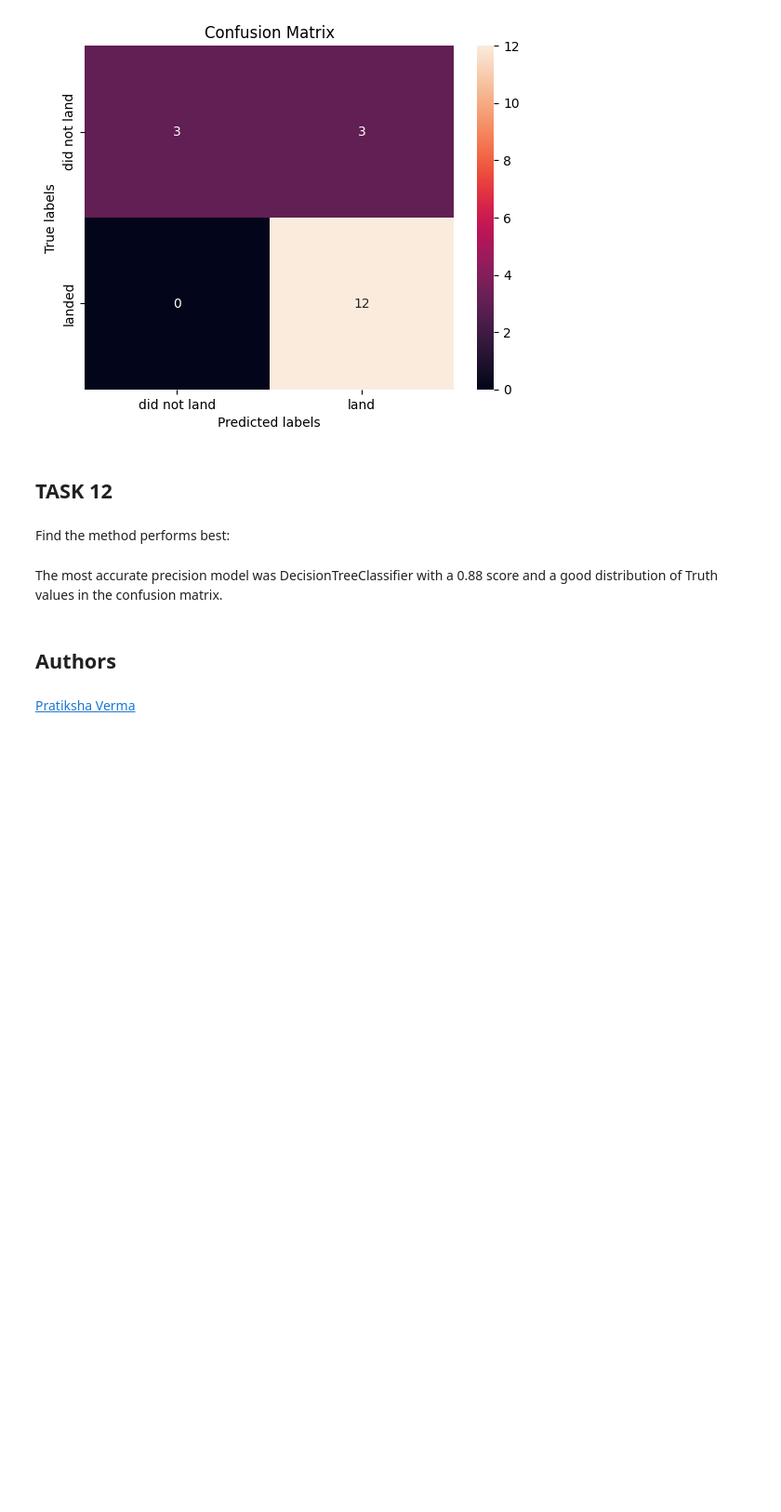
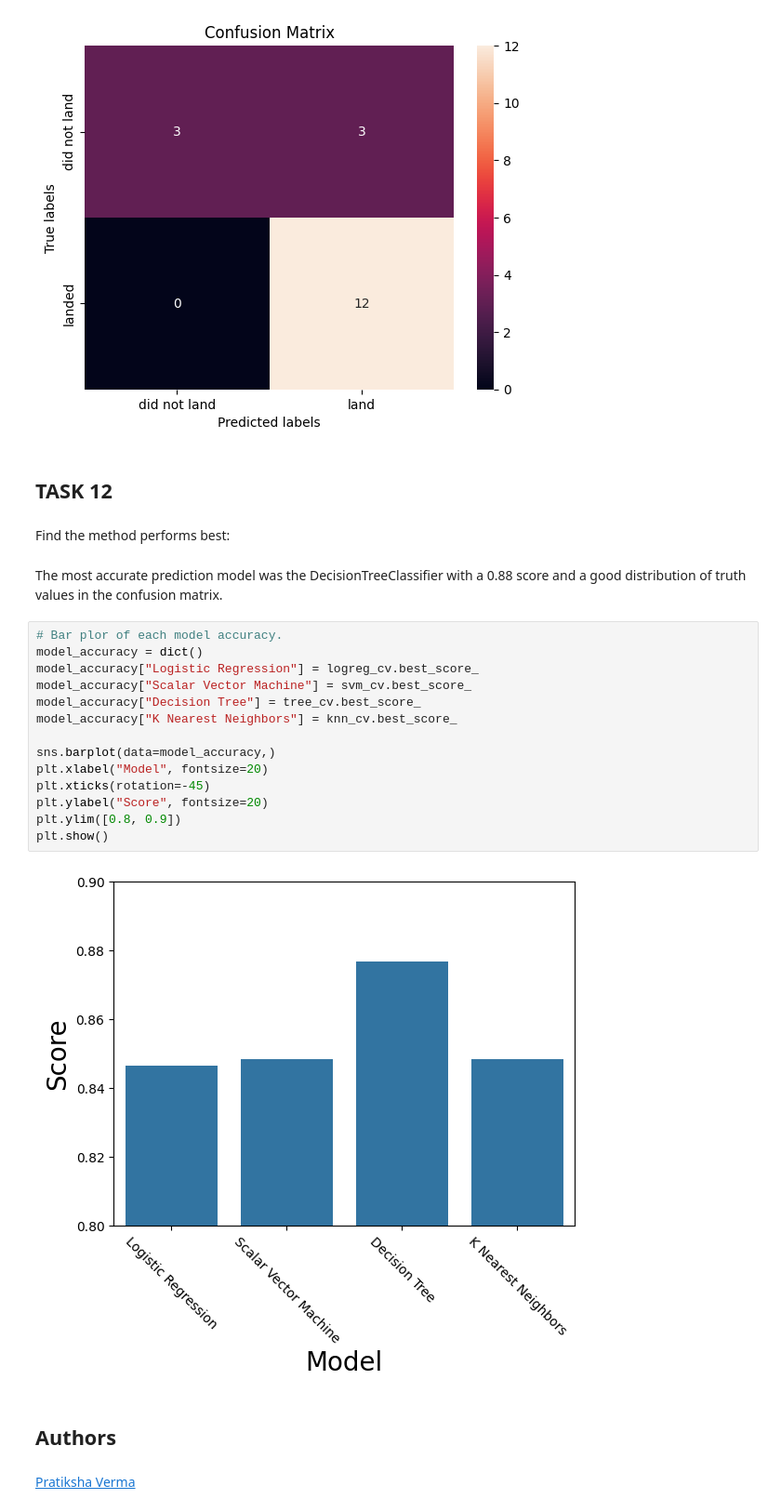
Before and after one commit to EdgarHTT/Applied_Data_Science_Capstone, a Jupyter notebook: SpaceX_Machine Learning Prediction_Part_5.ipynb, the cells around one changed output. Shown at 93% size. Drawn from its saved outputs; the diff is of its cells as text; blank space fills up the shorter version.

```diff
--- a/SpaceX_Machine Learning Prediction_Part_5.ipynb
+++ b/SpaceX_Machine Learning Prediction_Part_5.ipynb
@@ -337,7 +337,23 @@ plot_confusion_matrix(Y_test,yhat)
 # %% [markdown]
 Find the method performs best:
 # %% [markdown]
-The most accurate precision model was DecisionTreeClassifier with a 0.88 score and a good distribution of Truth values in the confusion matrix.
+The most accurate prediction model was the DecisionTreeClassifier with a 0.88 score and a good distribution of truth values in the confusion matrix.
+# %%
+# Bar plor of each model accuracy.
+model_accuracy = dict()
+model_accuracy["Logistic Regression"] = logreg_cv.best_score_
+model_accuracy["Scalar Vector Machine"] = svm_cv.best_score_
+model_accuracy["Decision Tree"] = tree_cv.best_score_
+model_accuracy["K Nearest Neighbors"] = knn_cv.best_score_
+
+sns.barplot(data=model_accuracy,)
+plt.xlabel("Model", fontsize=20)
+plt.xticks(rotation=-45)
+plt.ylabel("Score", fontsize=20)
+plt.ylim([0.8, 0.9])
+plt.show()
+# %% [output]
+[figure, added]
 # %% [markdown]
 ## Authors
 # %% [markdown]
```
Also changed, not shown: parts of 3 cells of this notebook, 1 other file.
